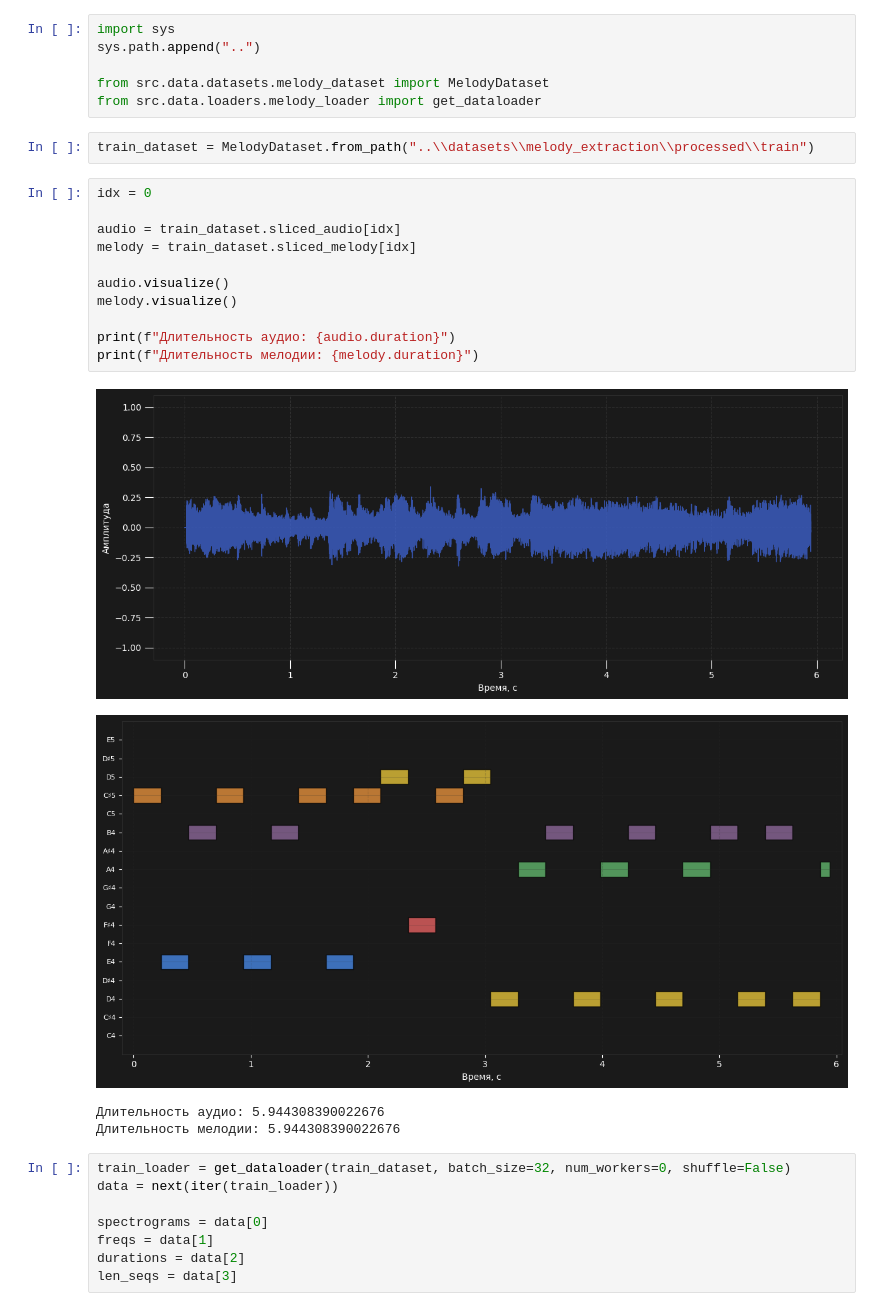
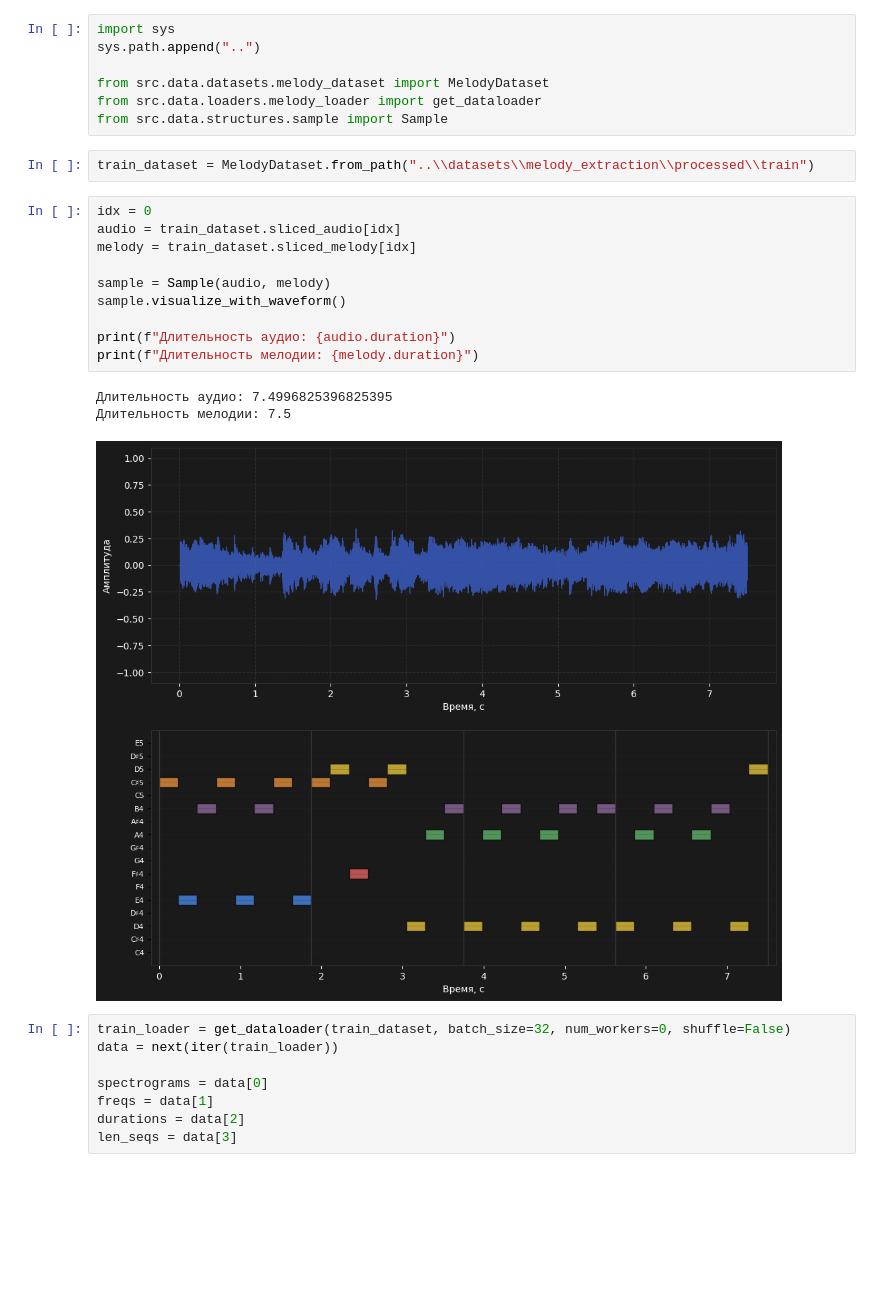
Before and after one commit to HerrPhoton/plagitune, a Jupyter notebook: notebooks/pipeline.ipynb, the cells around one changed output. Drawn from its saved outputs; the diff is of its cells as text; blank space fills up the shorter version.

```diff
--- a/notebooks/pipeline.ipynb
+++ b/notebooks/pipeline.ipynb
@@ -4,24 +4,23 @@ sys.path.append("..")
 
 from src.data.datasets.melody_dataset import MelodyDataset
 from src.data.loaders.melody_loader import get_dataloader
+from src.data.structures.sample import Sample
 # %%
 train_dataset = MelodyDataset.from_path("..\\datasets\\melody_extraction\\processed\\train")
 # %%
 idx = 0
-
 audio = train_dataset.sliced_audio[idx]
 melody = train_dataset.sliced_melody[idx]
 
-audio.visualize()
-melody.visualize()
+sample = Sample(audio, melody)
+sample.visualize_with_waveform()
 
 print(f"Длительность аудио: {audio.duration}")
 print(f"Длительность мелодии: {melody.duration}")
 # %% [output]
+Длительность аудио: 7.4996825396825395
+Длительность мелодии: 7.5
-[figure, old version]
+[figure, new version]
-[figure, removed]
-Длительность аудио: 5.944308390022676
-Длительность мелодии: 5.944308390022676
 # %%
 train_loader = get_dataloader(train_dataset, batch_size=32, num_workers=0, shuffle=False)
 data = next(iter(train_loader))
```
Also changed, not shown: parts of 11 cells of this notebook, 19 other files.
